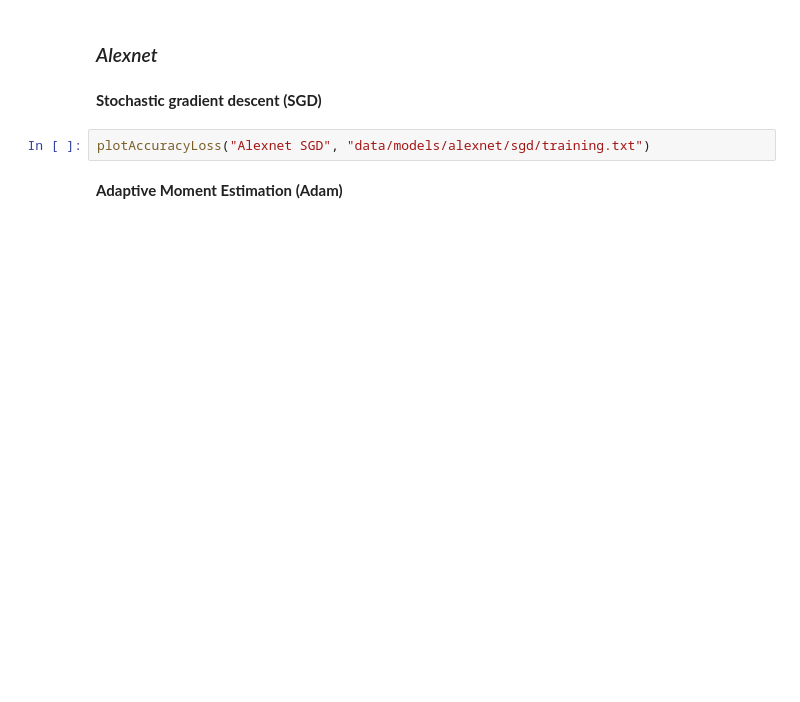
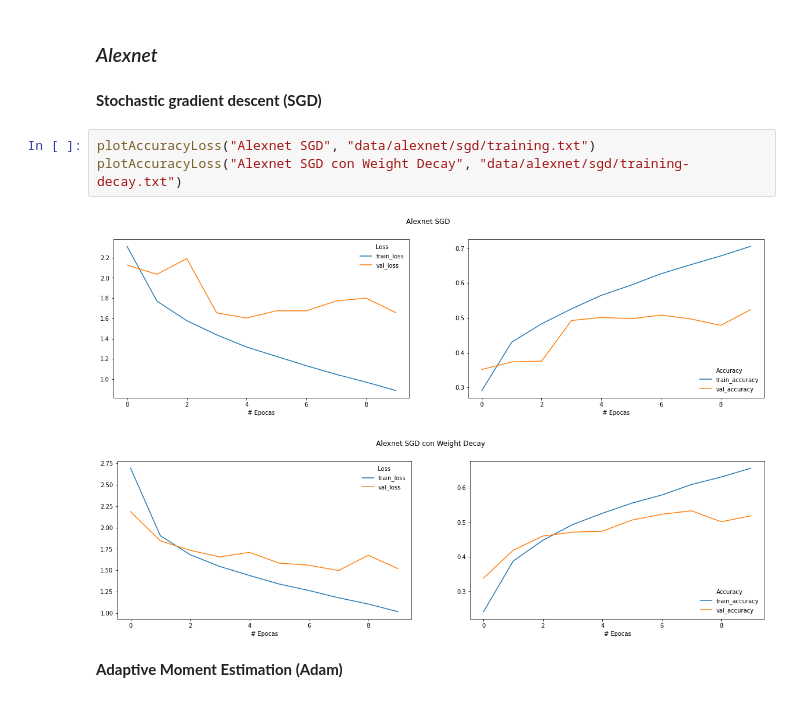
Before and after one commit to roydcapella/convnet2, a Jupyter notebook: resnet_alexnet.ipynb, the cells around one changed output. Drawn from its saved outputs; the diff is of its cells as text; blank space fills up the shorter version.

```diff
--- a/resnet_alexnet.ipynb
+++ b/resnet_alexnet.ipynb
@@ -258,7 +491,11 @@ plotAccuracyLoss("Resnet ADAM", "data/models/resnet/adam/training.txt")
 # %% [markdown]
 **Stochastic gradient descent (SGD)**
 # %%
-plotAccuracyLoss("Alexnet SGD", "data/models/alexnet/sgd/training.txt")
+plotAccuracyLoss("Alexnet SGD", "data/alexnet/sgd/training.txt")
+plotAccuracyLoss("Alexnet SGD con Weight Decay", "data/alexnet/sgd/training-decay.txt")
+# %% [output]
+[figure, added]
+[figure, added]
 # %% [markdown]
 **Adaptive Moment Estimation (Adam)**
 # %%
```
Also changed, not shown: parts of 93 cells of this notebook.
